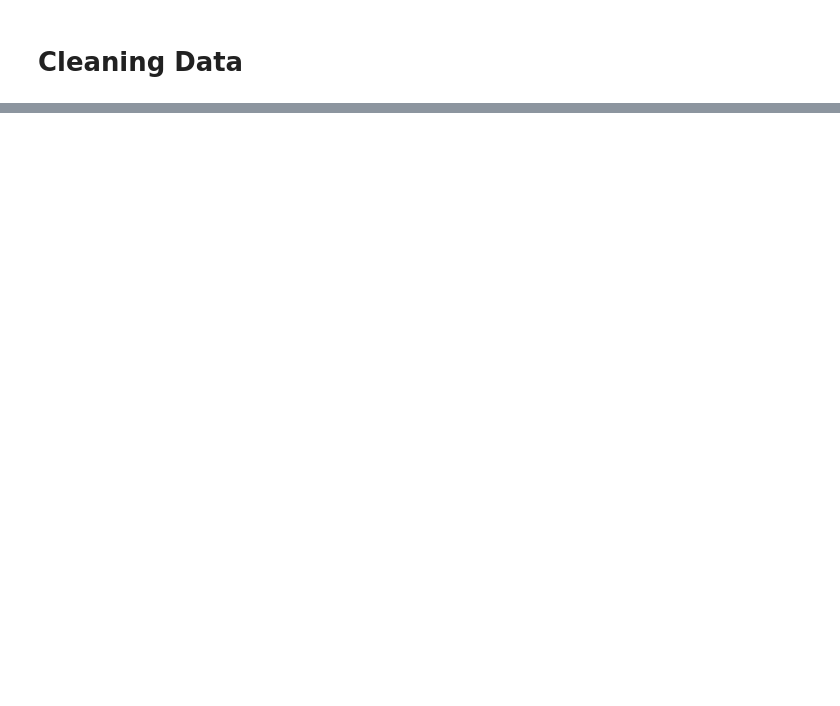
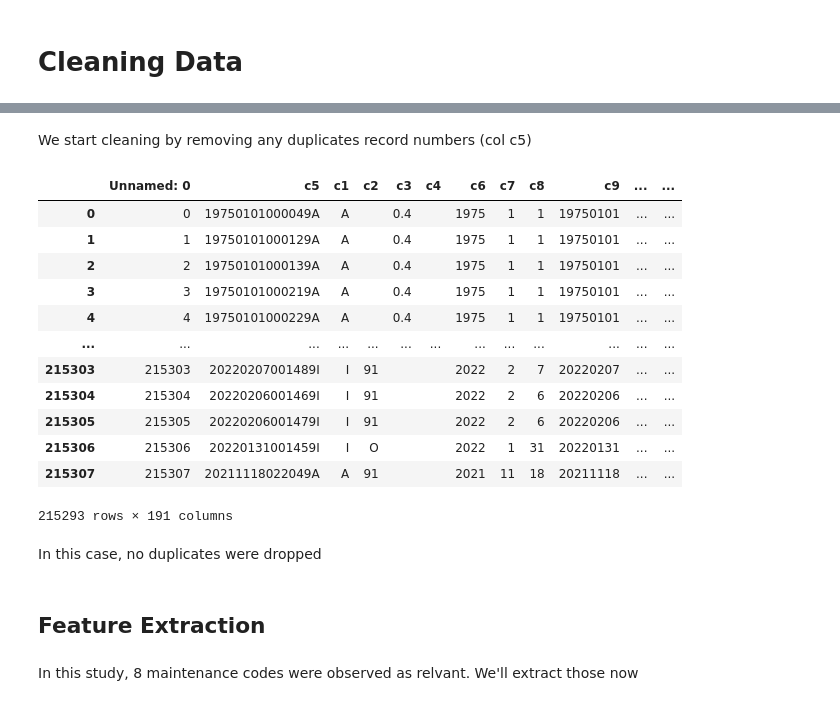
Before and after one commit to nd-crane/nbdev-framework-example, a Jupyter notebook: nbs/01_Cleaning_Data.ipynb, the cells around one changed output, grey strips where cells are left out. Saved outputs shown, nothing was run; the diff lists cells and outputs as text; code cells hidden in the pictures; blank space fills up the shorter version.

```diff
--- a/nbs/01_Cleaning_Data.ipynb
+++ b/nbs/01_Cleaning_Data.ipynb
@@ -162,0 +36,25 @@ FileNotFoundError: [Errno 2] No such file or directory: '../Original_Datasets/Co
+# %% [markdown]
+We start cleaning by removing any duplicates record numbers (col c5)
+# %%
+df = df.drop_duplicates(subset=['c5'])
+df
+# %% [output]
+|  | Unnamed: 0 | c5 | c1 | c2 | c3 | c4 | c6 | c7 | c8 | c9 | ... | ... |
+| 0 | 0 | 19750101000049A | A |  | 0.4 |  | 1975 | 1 | 1 | 19750101 | ... | ... |
+| 1 | 1 | 19750101000129A | A |  | 0.4 |  | 1975 | 1 | 1 | 19750101 | ... | ... |
+| 2 | 2 | 19750101000139A | A |  | 0.4 |  | 1975 | 1 | 1 | 19750101 | ... | ... |
+| 3 | 3 | 19750101000219A | A |  | 0.4 |  | 1975 | 1 | 1 | 19750101 | ... | ... |
+| 4 | 4 | 19750101000229A | A |  | 0.4 |  | 1975 | 1 | 1 | 19750101 | ... | ... |
+| ... | ... | ... | ... | ... | ... | ... | ... | ... | ... | ... | ... | ... |
+| 215303 | 215303 | 20220207001489I | I | 91 |  |  | 2022 | 2 | 7 | 20220207 | ... | ... |
+| 215304 | 215304 | 20220206001469I | I | 91 |  |  | 2022 | 2 | 6 | 20220206 | ... | ... |
+| 215305 | 215305 | 20220206001479I | I | 91 |  |  | 2022 | 2 | 6 | 20220206 | ... | ... |
+| 215306 | 215306 | 20220131001459I | I | O |  |  | 2022 | 1 | 31 | 20220131 | ... | ... |
+| 215307 | 215307 | 20211118022049A | A | 91 |  |  | 2021 | 11 | 18 | 20211118 | ... | ... |
+215293 rows × 191 columns
+# %% [markdown]
+In this case, no duplicates were dropped
+# %% [markdown]
+## Feature Extraction
+# %% [markdown]
+In this study, 8 maintenance codes were observed as relvant. We'll extract those now
```
Also changed, not shown: parts of 32 cells of this notebook, 2 other files.
